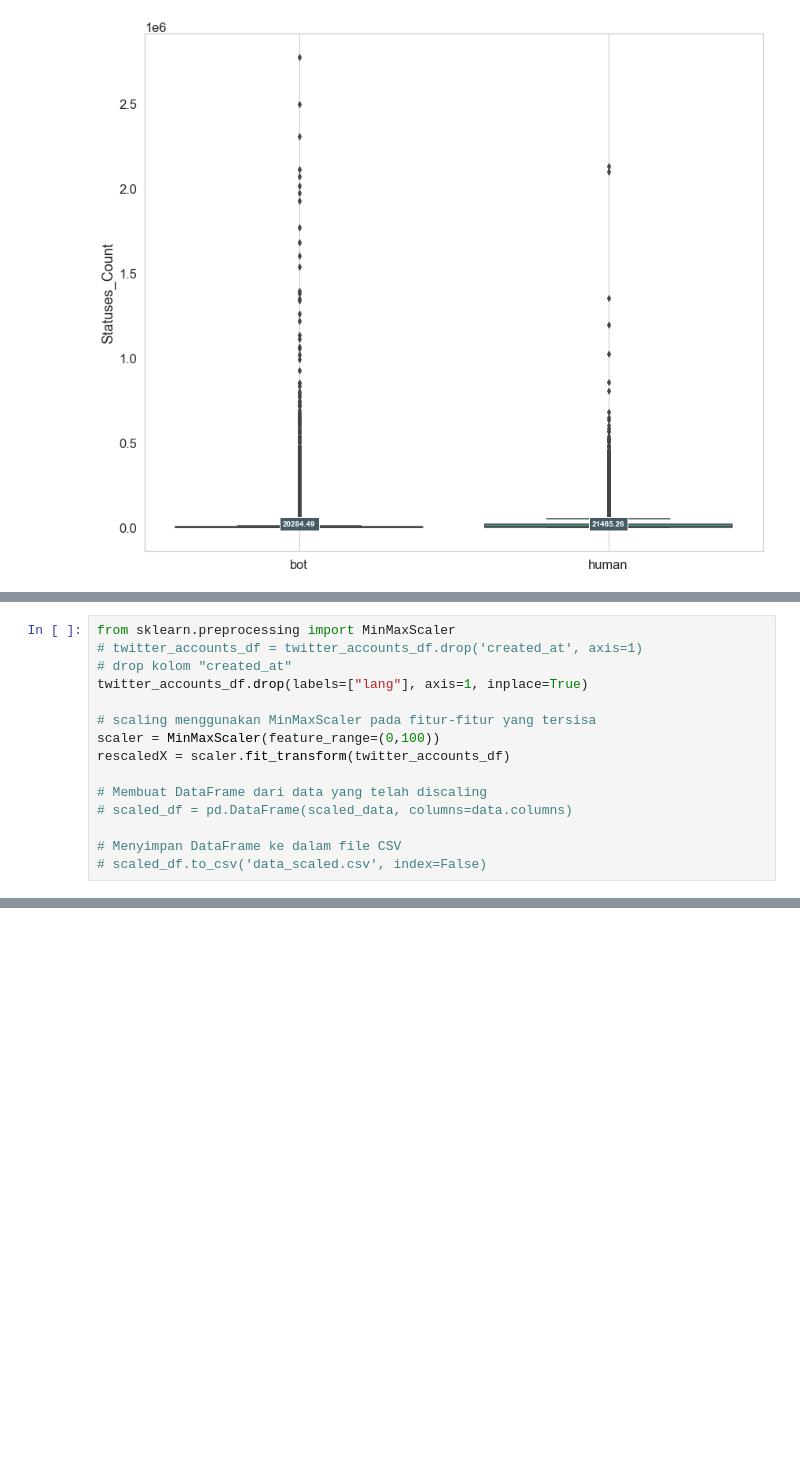
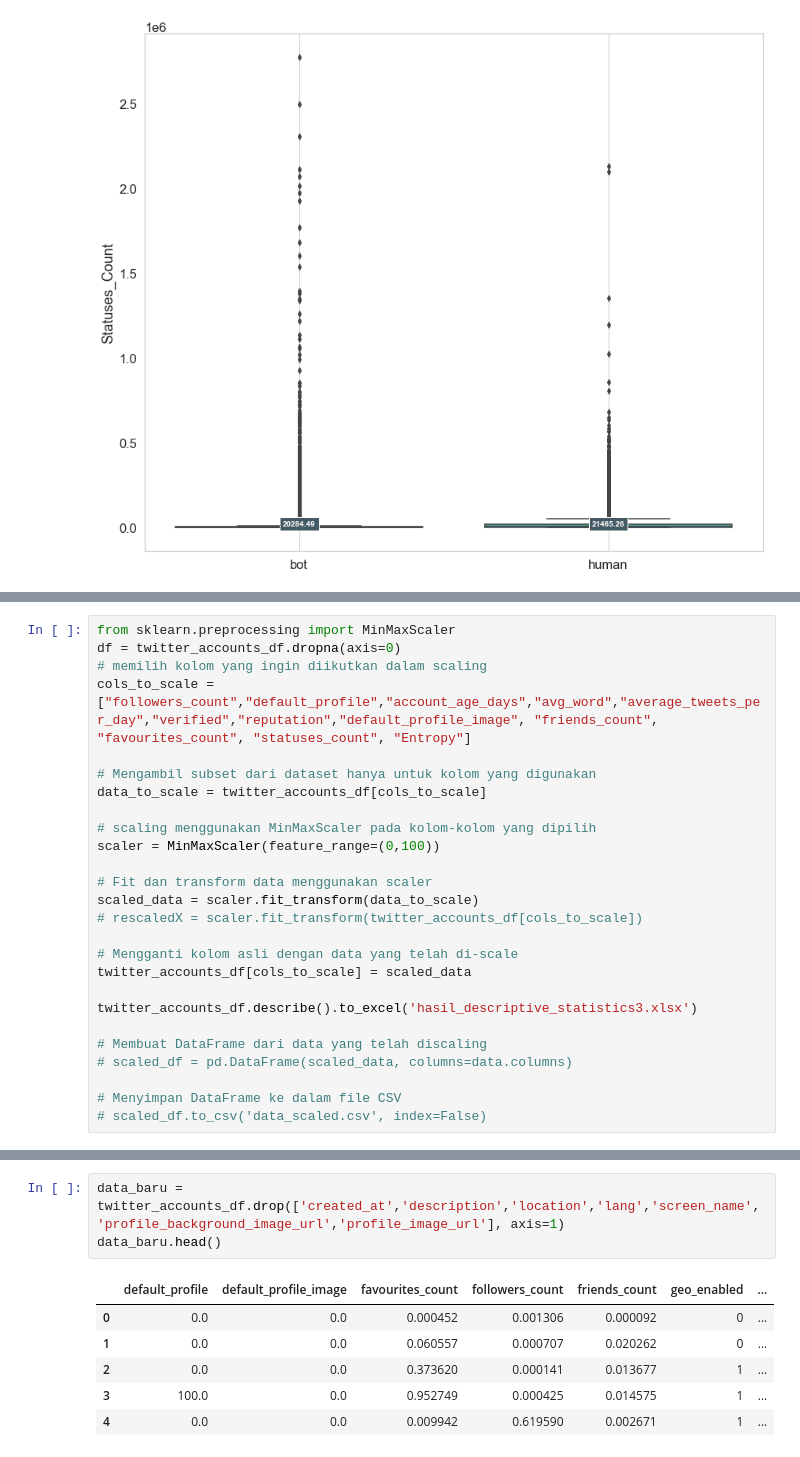
Before and after one commit to geofannyher/Bot-detection-random-forest, a Jupyter notebook: modelRandomForest.ipynb, the cells around one changed output, grey strips where cells are left out. Drawn from its saved outputs; the diff is of its cells as text; blank space fills up the shorter version.

```diff
--- a/modelRandomForest.ipynb
+++ b/modelRandomForest.ipynb
@@ -333,12 +345,23 @@ twitter_accounts_df.to_csv('cek.csv')
 # %%
 from sklearn.preprocessing import MinMaxScaler
-# twitter_accounts_df = twitter_accounts_df.drop('created_at', axis=1)
-# drop kolom "created_at"
-twitter_accounts_df.drop(labels=["lang"], axis=1, inplace=True)
+df = twitter_accounts_df.dropna(axis=0)
+# memilih kolom yang ingin diikutkan dalam scaling
+cols_to_scale = ["followers_count","default_profile","account_age_days","avg_word","average_tweets_per_day","verified","reputation","default_profile_image", "friends_count", "favourites_count", "statuses_count", "Entropy"]
 
-# scaling menggunakan MinMaxScaler pada fitur-fitur yang tersisa
+# Mengambil subset dari dataset hanya untuk kolom yang digunakan
+data_to_scale = twitter_accounts_df[cols_to_scale]
+
+# scaling menggunakan MinMaxScaler pada kolom-kolom yang dipilih
 scaler = MinMaxScaler(feature_range=(0,100))
-rescaledX = scaler.fit_transform(twitter_accounts_df)
+
+# Fit dan transform data menggunakan scaler
+scaled_data = scaler.fit_transform(data_to_scale)
+# rescaledX = scaler.fit_transform(twitter_accounts_df[cols_to_scale])
+
+# Mengganti kolom asli dengan data yang telah di-scale
+twitter_accounts_df[cols_to_scale] = scaled_data
+
+twitter_accounts_df.describe().to_excel('hasil_descriptive_statistics3.xlsx')
 
 # Membuat DataFrame dari data yang telah discaling
 # scaled_df = pd.DataFrame(scaled_data, columns=data.columns)
@@ -377,0 +395,10 @@ fitur = twitter_accounts_df_num
+# %%
+data_baru = twitter_accounts_df.drop(['created_at','description','location','lang','screen_name','profile_background_image_url','profile_image_url'], axis=1)
+data_baru.head()
+# %% [output]
+|  | default_profile | default_profile_image | favourites_count | followers_count | friends_count | geo_enabled | ... |
+| 0 | 0.0 | 0.0 | 0.000452 | 0.001306 | 0.000092 | 0 | ... |
+| 1 | 0.0 | 0.0 | 0.060557 | 0.000707 | 0.020262 | 0 | ... |
+| 2 | 0.0 | 0.0 | 0.373620 | 0.000141 | 0.013677 | 1 | ... |
+| 3 | 100.0 | 0.0 | 0.952749 | 0.000425 | 0.014575 | 1 | ... |
+| 4 | 0.0 | 0.0 | 0.009942 | 0.619590 | 0.002671 | 1 | ... |
```
Also changed, not shown: parts of 20 cells of this notebook, 5 other files.
